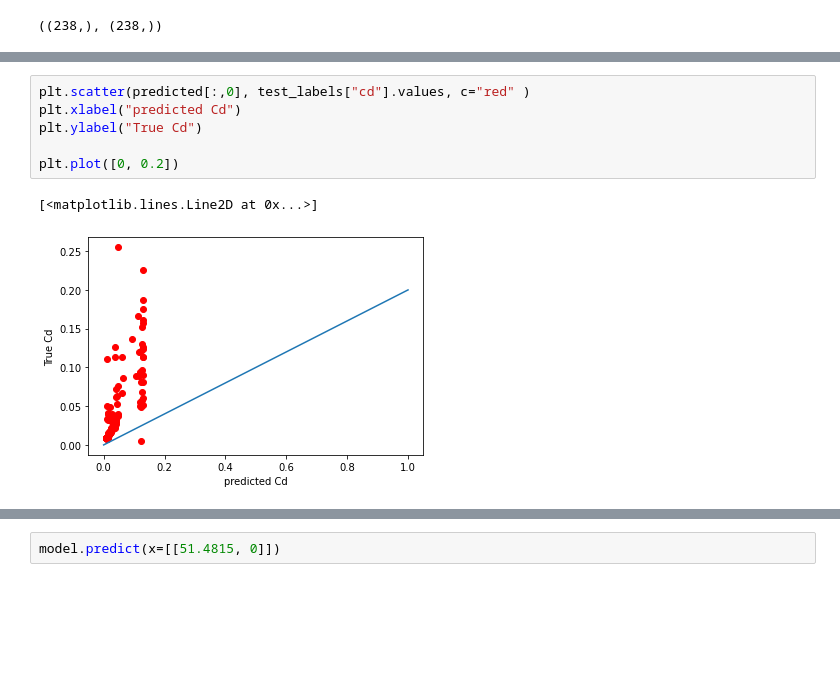
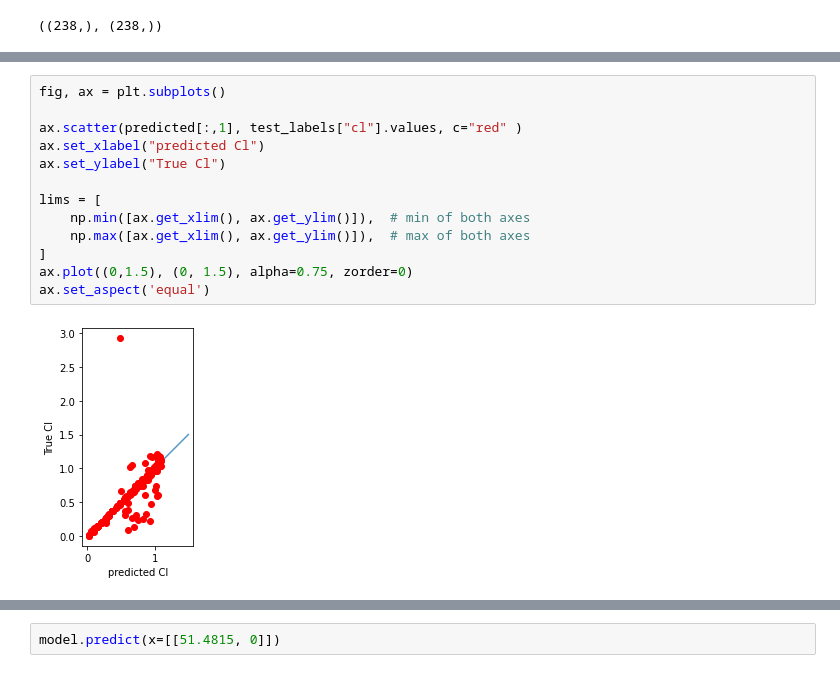
Before and after one commit to sinanh/flowAroundTriangles, a Jupyter notebook: training.ipynb, the cells around one changed output, grey strips where cells are left out. Cells and saved outputs as stored; diff of their text form; blank space fills up the shorter version.

```diff
--- a/training.ipynb
+++ b/training.ipynb
@@ -134,9 +135,15 @@ plt.plot([0, 1, 2])
-# %%
-plt.scatter(predicted[:,0], test_labels["cd"].values, c="red" )
-plt.xlabel("predicted Cd")
-plt.ylabel("True Cd")
-
-plt.plot([0, 0.2])
-# %% [output]
-[<matplotlib.lines.Line2D at 0x...>]
-[figure, removed]
+# %%
+fig, ax = plt.subplots()
+
+ax.scatter(predicted[:,1], test_labels["cl"].values, c="red" )
+ax.set_xlabel("predicted Cl")
+ax.set_ylabel("True Cl")
+
+lims = [
+    np.min([ax.get_xlim(), ax.get_ylim()]),  # min of both axes
+    np.max([ax.get_xlim(), ax.get_ylim()]),  # max of both axes
+]
+ax.plot((0,1.5), (0, 1.5), alpha=0.75, zorder=0)
+ax.set_aspect('equal')
+# %% [output]
+[figure, added]
```
Also changed, not shown: parts of 15 cells of this notebook, 8 other files.
